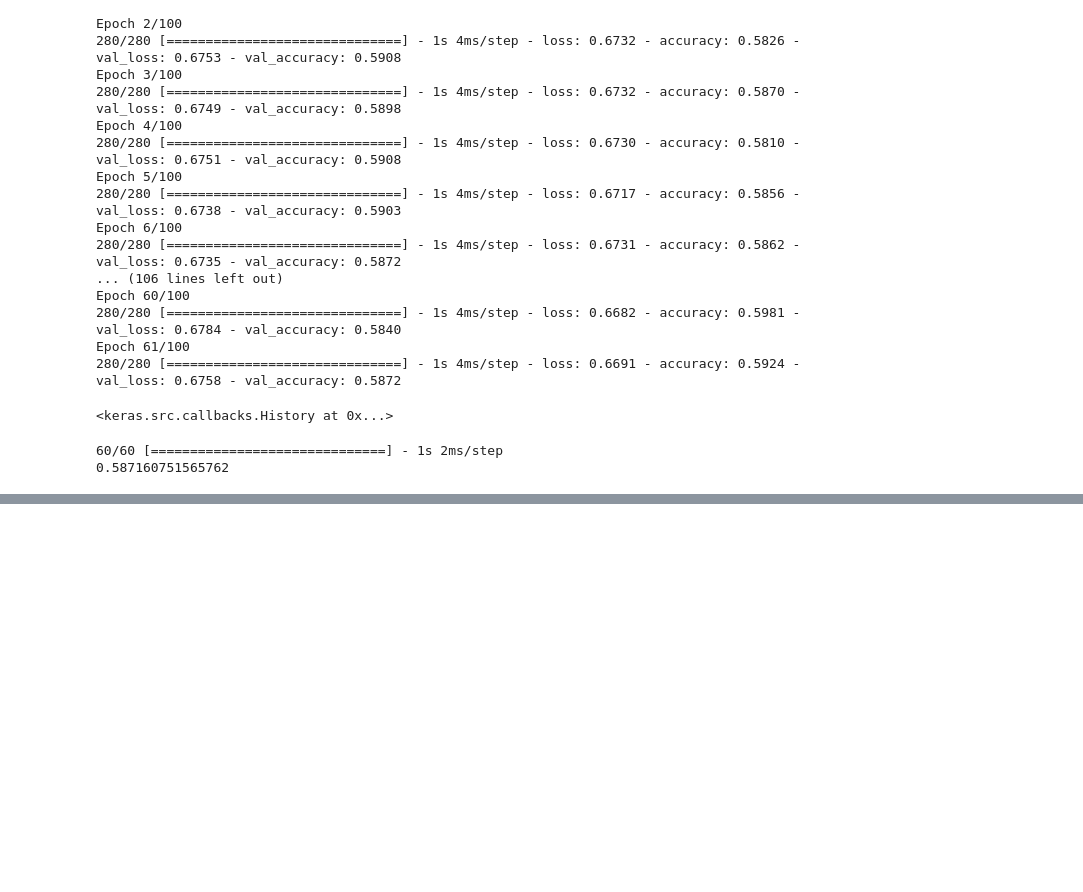
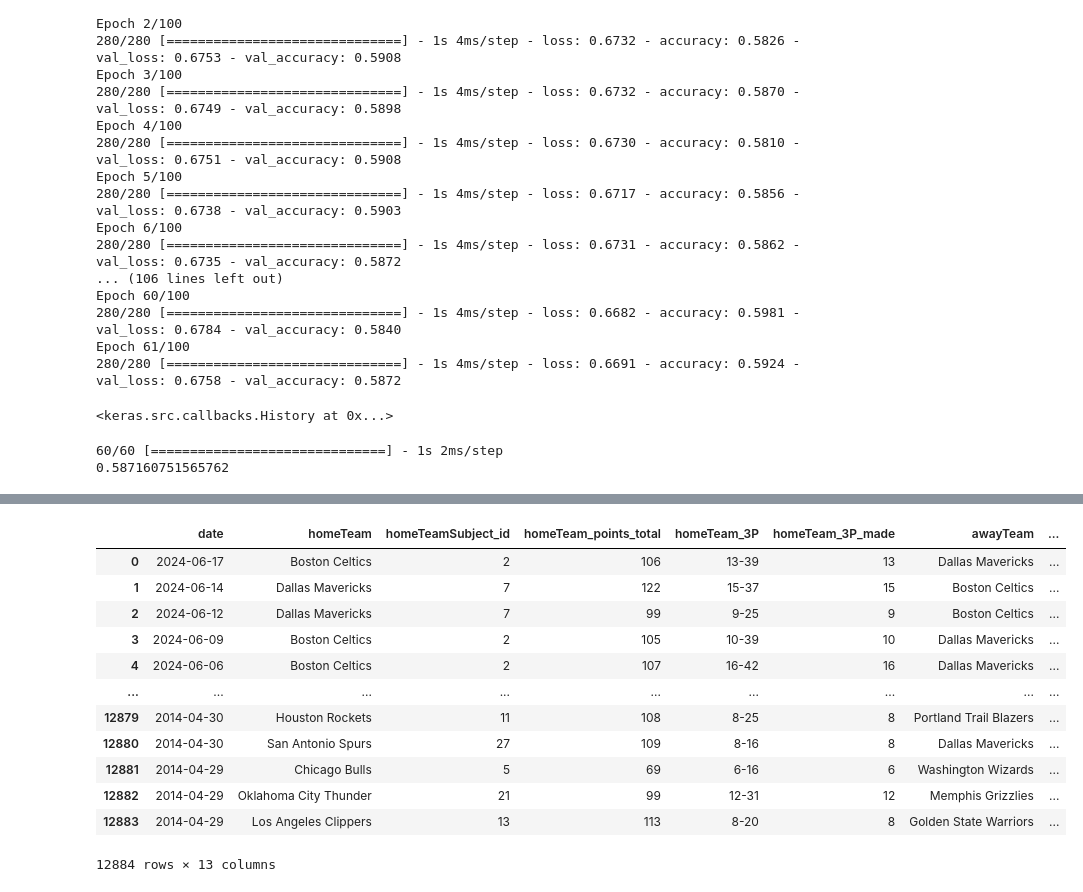
Before and after one commit to maxbraith/NBAModel, a Jupyter notebook: NBAModel/TimeSeriesML/timeSeriesWinner.ipynb, the cells around one changed output, grey strips where cells are left out. Drawn from its saved outputs; the diff is of its cells as text; code cells hidden in the pictures; blank space fills up the shorter version.

```diff
--- a/NBAModel/TimeSeriesML/timeSeriesWinner.ipynb
+++ b/NBAModel/TimeSeriesML/timeSeriesWinner.ipynb
@@ -636,3 +636,20 @@ print(accuracy_score(y2_test, y_pred_binary))
 # %% [output]
 60/60 [==============================] - 1s 2ms/step
 0.587160751565762
+# %%
+#Not adding anything new because I am gonna pull out 3 pointers made
+dfLim3 = df[[
+    "date",
+    "homeTeam",
+    "homeTeamSubject_id",
+    "homeTeam_points_total",
+    #added homeTeam3P
+    "homeTeam_3P",
+    "awayTeam",
+    "awayTeamSubject_id",
+    "awayTeam_points_total",
+    #added awayTeam3P
+    "awayTeam_3P",
+    "winner"
+]]
+dfLim3
@@ -638,0 +670,4 @@ print(accuracy_score(y2_test, y_pred_binary))
+# %%
+#reformat the dates so they can be compared
+dfLim3['date'] = dfLim3['date'].apply(lambda x: datetime.strptime(x, "%B %d, %Y"))
+dfLim3
@@ -638,0 +693,3 @@ print(accuracy_score(y2_test, y_pred_binary))
+# %%
+dfLim3['winner_binary'] = (dfLim3['winner'] == df['awayTeam']).astype(int)
+dfLim3
@@ -638,0 +715,18 @@ print(accuracy_score(y2_test, y_pred_binary))
+# %%
+dfLim3.insert(dfLim3.columns.get_loc('homeTeam_3P') + 1, 'homeTeam_3P_made', dfLim3['homeTeam_3P'].str.split('-').apply(lambda x: int(x[0]) if isinstance(x, list) and len(x) == 2 else np.nan))
+dfLim3.insert(dfLim3.columns.get_loc('awayTeam_3P') + 1, 'awayTeam_3P_made', dfLim3['awayTeam_3P'].str.split('-').apply(lambda x: int(x[0]) if isinstance(x, list) and len(x) == 2 else np.nan))
+dfLim3
+# %% [output]
+|  | date | homeTeam | homeTeamSubject_id | homeTeam_points_total | homeTeam_3P | homeTeam_3P_made | awayTeam | ... |
+| 0 | 2024-06-17 | Boston Celtics | 2 | 106 | 13-39 | 13 | Dallas Mavericks | ... |
+| 1 | 2024-06-14 | Dallas Mavericks | 7 | 122 | 15-37 | 15 | Boston Celtics | ... |
+| 2 | 2024-06-12 | Dallas Mavericks | 7 | 99 | 9-25 | 9 | Boston Celtics | ... |
+| 3 | 2024-06-09 | Boston Celtics | 2 | 105 | 10-39 | 10 | Dallas Mavericks | ... |
+| 4 | 2024-06-06 | Boston Celtics | 2 | 107 | 16-42 | 16 | Dallas Mavericks | ... |
+| ... | ... | ... | ... | ... | ... | ... | ... | ... |
+| 12879 | 2014-04-30 | Houston Rockets | 11 | 108 | 8-25 | 8 | Portland Trail Blazers | ... |
+| 12880 | 2014-04-30 | San Antonio Spurs | 27 | 109 | 8-16 | 8 | Dallas Mavericks | ... |
+| 12881 | 2014-04-29 | Chicago Bulls | 5 | 69 | 6-16 | 6 | Washington Wizards | ... |
+| 12882 | 2014-04-29 | Oklahoma City Thunder | 21 | 99 | 12-31 | 12 | Memphis Grizzlies | ... |
+| 12883 | 2014-04-29 | Los Angeles Clippers | 13 | 113 | 8-20 | 8 | Golden State Warriors | ... |
+12884 rows × 13 columns
```
Also changed, not shown: parts of 14 cells of this notebook.
